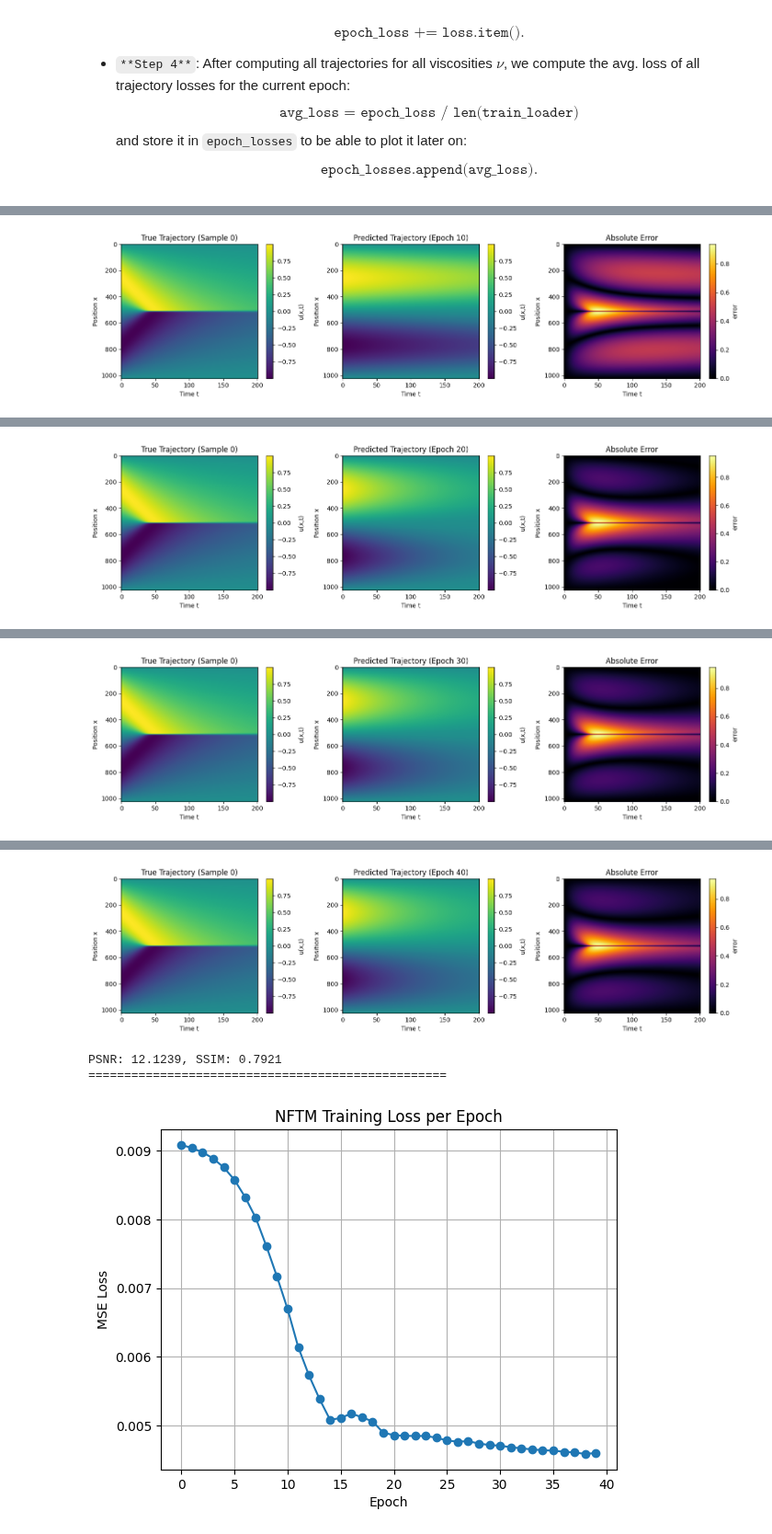
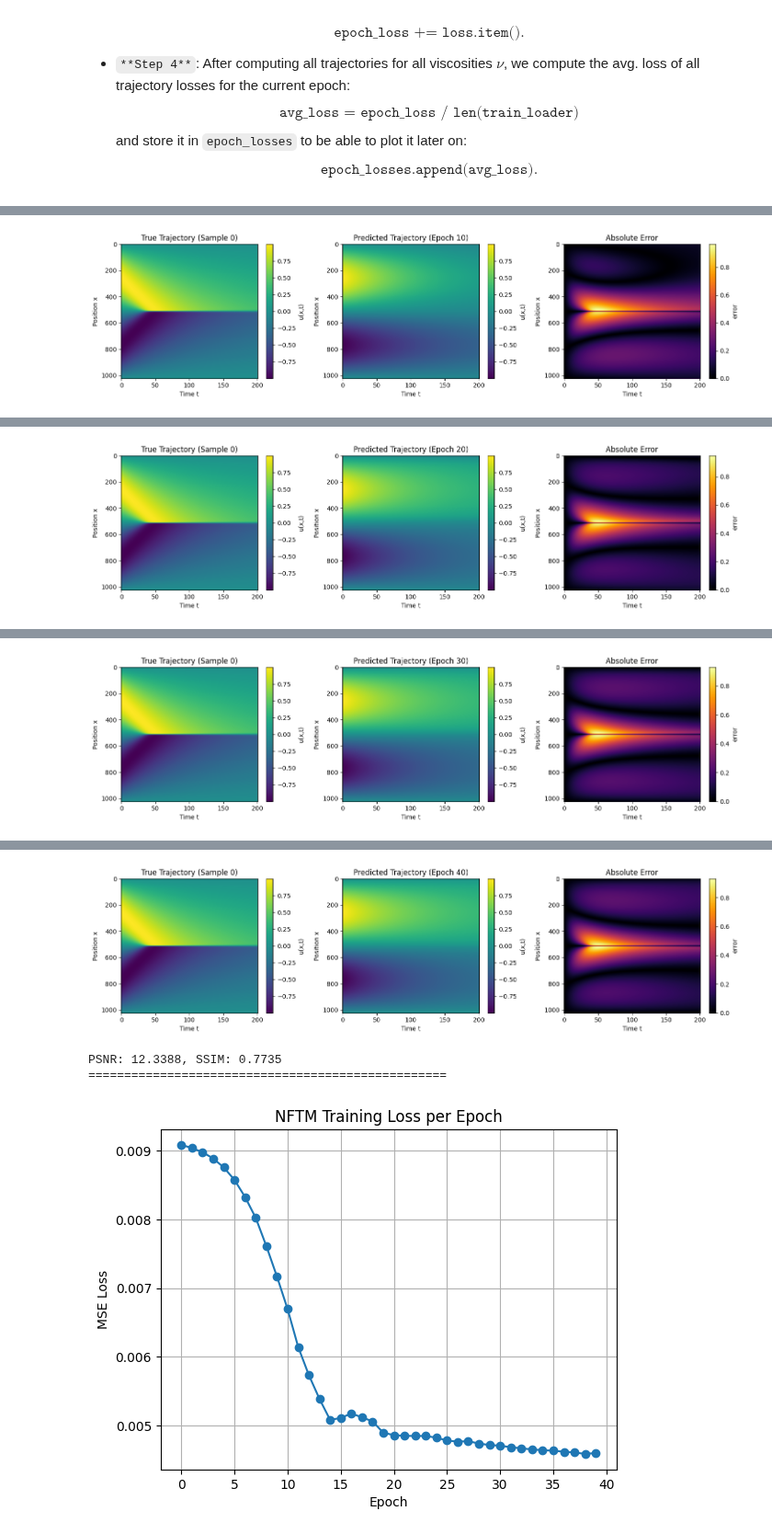
Before and after one commit to Samuel-Chapuis/CS-NFTM-Fork, a Jupyter notebook: NFTM_for_Physic/deprecated/Recurrent_CNN_1D_Burgers.ipynb, the cells around one changed output, grey strips where cells are left out. Shown at 92% size. Cells and saved outputs as stored; diff of their text form; code cells hidden in the pictures.

```diff
--- a/NFTM_for_Physic/deprecated/Recurrent_CNN_1D_Burgers.ipynb
+++ b/NFTM_for_Physic/deprecated/Recurrent_CNN_1D_Burgers.ipynb
@@ -311,10 +309,12 @@ class CNNController(nn.Module):
 
         x = torch.nn.functional.relu(self.conv1(x))                    # (B,32,N)
         x = torch.nn.functional.relu(self.conv2(x))                    # (B,64,N)
-        x = torch.nn.functional.relu(self.conv3(x))                    # (B,32,N)
-        delta = self.conv_out(x).squeeze(1)          # (B,N)
+        x = torch.nn.functional.relu(self.conv3(x))
 
-        return delta
+        delta = self.conv_out(x).squeeze(1) # (B,N)
+        pred_next_field = field + delta  # (B,N)
+
+        return pred_next_field
 
 
 
@@ -374,7 +374,7 @@ mse_loss = nn.MSELoss() # LOSS FUNCTION
 
 * We can use the Adam optimizer among others.
 # %%
-optimizer = torch.optim.Adam(cnn_controller.parameters(), lr=1e-4) # OPTIMIZER
+optimizer = torch.optim.Adam(cnn_controller.parameters(), lr=1e-3) # OPTIMIZER
 # %% [markdown]
 #### Training Loop
 # %% [markdown]
@@ -475,6 +475,7 @@ def ssim(true, pred, window_size=11, size_average=True, val_range=1.0):
 train_loader = DataLoader(train_dataset, batch_size=1, shuffle=True) # batch_size = 1 since full trajectories.
 test_loader = DataLoader(test_dataset, batch_size=1, shuffle=False)
 
+
 num_epochs = 40
 epoch_losses = [] # stores the avg. loss over each viscosity trajectory for each epoch.
 roll_out_size = 20  # number of steps to roll out
@@ -495,18 +496,17 @@ for epoch in range(num_epochs):
 
         for t in range(0, T - roll_out_size, 5): # don't go through all time steps, just every 5 steps
             # start from true f_t (at the very beginning, f_0, then, f_5, f_10,...)
-            current_field = true_trajectories_batch[:, t, :].detach()  # (1, N)
+            current_field = true_trajectories_batch[:, t, :] # (1, N)
             # autoregressive rollout: predict f_{t+1},...,f_{t+roll_out_size}
-            with torch.no_grad():
-                for roll_step in range(roll_out_size - 1):
-                    # CNN forward: full field -> field update prediction
-                    field_update = cnn_controller(current_field, viscosities_batch)  # (1, N)
-                    # f_{t+1} = f_{t} + field_update
-                    current_field = current_field + field_update  # Recurrent update
+            for roll_step in range(roll_out_size):
+                # CNN forward: full field -> predicted field at next time step
+                next_field = cnn_controller(current_field, viscosities_batch)  # (1, N)
+                # f_{t+1} = cnn_controller(f_t, nu)
+                current_field = next_field  # Recurrent update
 
             # We are at t = t + roll_out_size
             # when reach roll_out_size (roll_step = roll_out_size - 1), stop and compare prediction
-            prediction_at_rollout = current_field + cnn_controller(current_field, viscosities_batch)  # f_{t+roll_out_size}, shape: (1, N)
+            prediction_at_rollout = current_field  # f_{t+roll_out_size}, shape: (1, N)
             true_at_rollout = true_trajectories_batch[:, t + roll_out_size, :] # (1, N)
 
             # Compute loss at rollout step:
@@ -544,8 +544,7 @@ for epoch in range(num_epochs):
 
                 f0_true = true_trajectory[:, 0, :]
                 f1_true = true_trajectory[:, 1, :]
-                upd_0 = cnn_controller(f0_true, viscosity_val)
-                f1_pred = f0_true + upd_0
+                f1_pred = cnn_controller(f0_true, viscosity_val)
                 mse_1step = torch.mean((f1_true - f1_pred)**2).item()
                 print(f"[Epoch {epoch+1}] 1-step MSE: {mse_1step:.4e}")
 
@@ -555,8 +554,7 @@ for epoch in range(num_epochs):
                 pred_trajectory = []
                 current_field = initial_field # start from true initial condition
                 for t in range(T_test - 1):
-                    field_update = cnn_controller(current_field, viscosity_val) # (1, N)
-                    next_field = current_field + field_update
+                    next_field = cnn_controller(current_field, viscosity_val) # (1, N)
                     pred_trajectory.append(next_field)
                     current_field = next_field # recurrent update
 
@@ -603 +601 @@ Visualization of learning progress at epoch: 10
-[figure, old version]
+[figure, new version]
@@ -623 +621 @@ Visualization of learning progress at epoch: 20
-[figure, old version]
+[figure, new version]
@@ -643 +641 @@ Visualization of learning progress at epoch: 30
-[figure, old version]
+[figure, new version]
@@ -663,5 +661,5 @@ Visualization of learning progress at epoch: 40
-[figure, old version]
+[figure, new version]
-PSNR: 12.1239, SSIM: 0.7921
+PSNR: 12.3388, SSIM: 0.7735
 ==================================================
 # %%
 # Loss Evolution Plot
```
Also changed, not shown: parts of 3 cells of this notebook, 1 other file.
